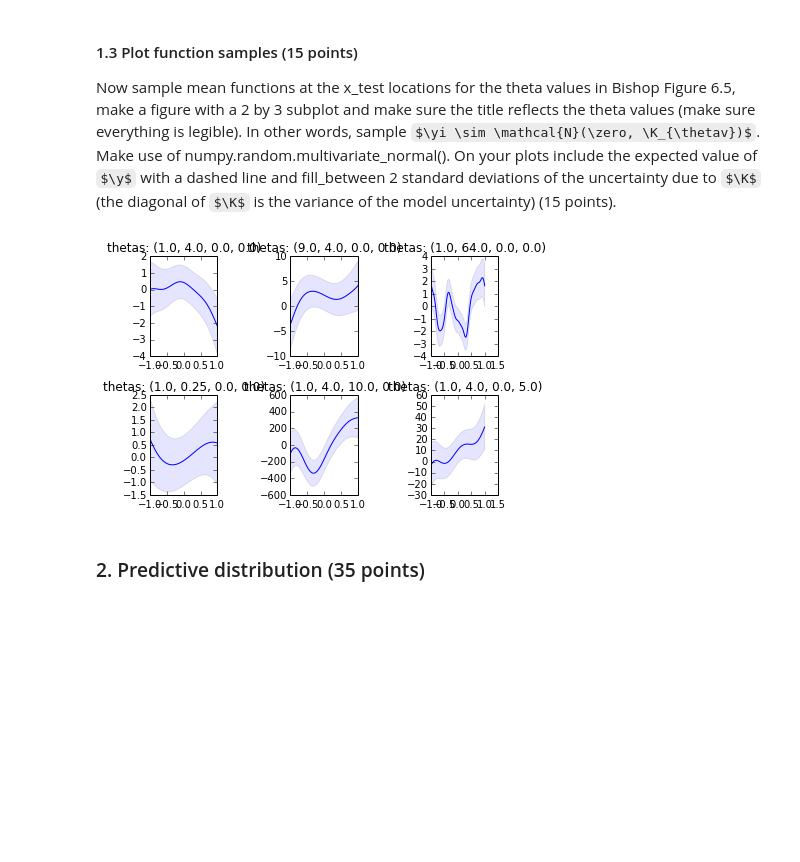
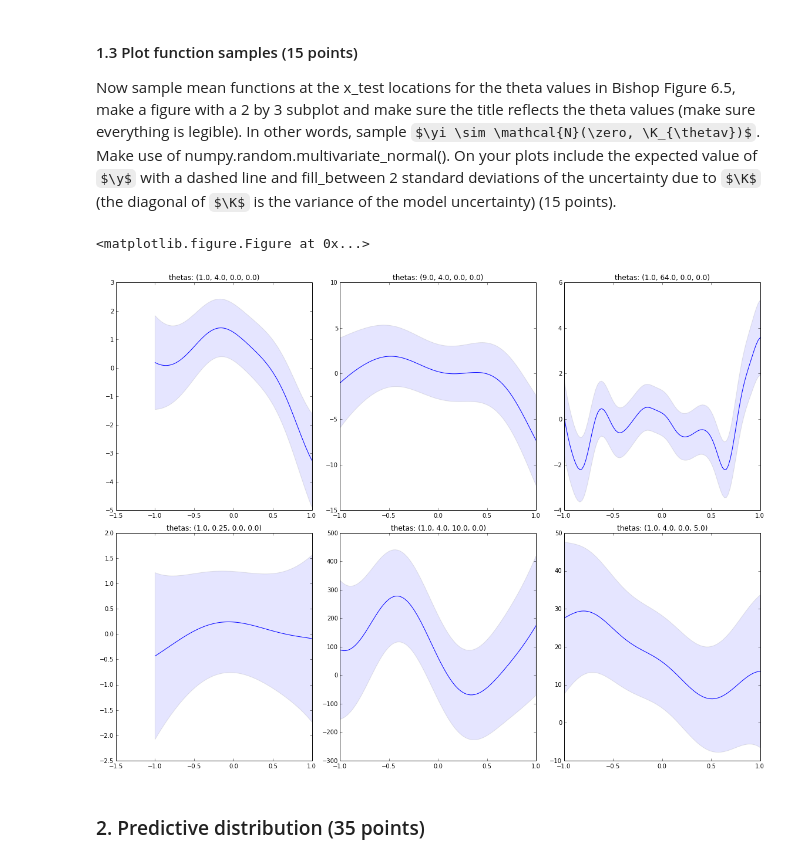
Before and after one commit to maarteninja/ml2014, a Jupyter notebook: three/Lab3.ipynb, the cells around one changed output. Drawn from its saved outputs; the diff is of its cells as text; code cells hidden in the pictures; some formulas as TeX source; blank space fills up the shorter version.

Commit message:
fixed graphs in 1.3,2.3 and 2.4

```diff
--- a/three/Lab3.ipynb
+++ b/three/Lab3.ipynb
@@ -125,34 +124,36 @@ def plot_function_samples(x_test, y_test, Thetas):
 
     Y = zeros((len(Thetas), x_test.shape[0]))
 
     plt.figure()
+    plt.figure(figsize=(16, 12))
     for i, thetas in enumerate(Thetas):
         K = compute_K(x_test, x_test, thetas)
         plt.subplot(2, 3, 1 + i)
         plt.title('thetas: %s' % (Thetas[i], ))
 
         #for j in range(5):
         y = random.multivariate_normal(zeros((100)), K)
         upper = y + sqrt(diag(K))
         lower = y - sqrt(diag(K))
         plt.plot(x_test, y, 'b-', lw=1)
         plt.fill_between(x_test, lower, upper, alpha=0.1)
 
     plt.tight_layout()
     plt.show()
 
 Thetas = (
         (1.00, 4.00, 0.00, 0.00),
         (9.00, 4.00, 0.00, 0.00),
         (1.00, 64.00, 0.00, 0.00),
         (1.00, 0.25, 0.00, 0.00),
         (1.00, 4.00, 10.00, 0.00),
         (1.00, 4.00, 0.00, 5.00),
 )
 
 plot_function_samples(x_test, y_test, Thetas)
 # %% [output]
+<matplotlib.figure.Figure at 0x...>
-[figure, old version]
+[figure, new version]
 # %% [markdown]
 ### 2. Predictive distribution (35 points)
 # %% [markdown]
```
Also changed, not shown: parts of 4 cells of this notebook.
